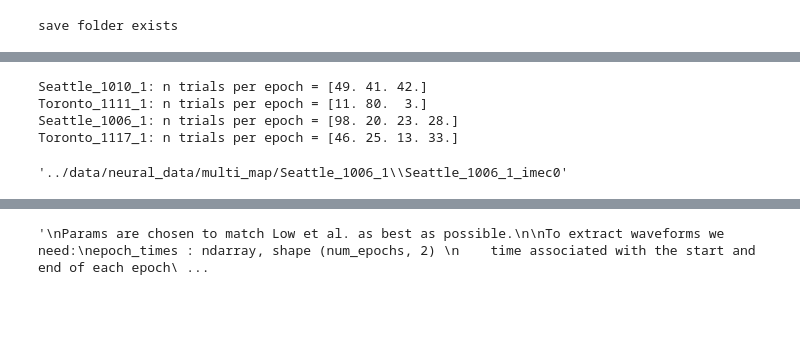
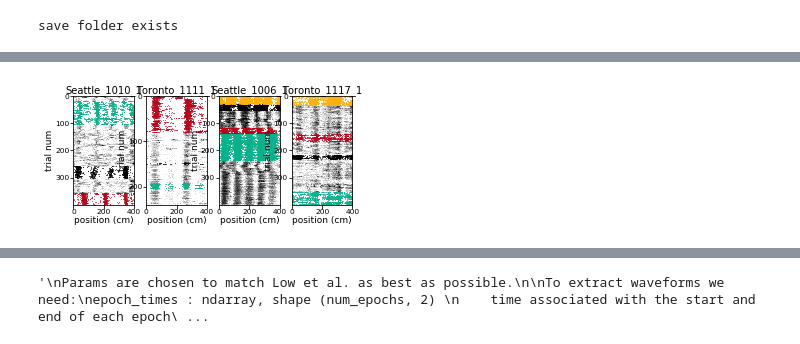
Before and after one commit to ahwillia/rnn_remapping_paper, a Jupyter notebook: fig6_multimap_neural/get_waveforms.ipynb, the cells around one changed output, grey strips where cells are left out. Drawn from its saved outputs; the diff is of its cells as text; code cells hidden in the pictures; blank space fills up the shorter version.

```diff
--- a/fig6_multimap_neural/get_waveforms.ipynb
+++ b/fig6_multimap_neural/get_waveforms.ipynb
@@ -73,17 +89,59 @@ for i, s_id in enumerate(sorted_sessions):
-# %%
-for i, s_id in enumerate(sorted_sessions):
-    epochs = epoch_trials_all[i]
-    n_trials = epochs[:, 1] - epochs[:, 0]
-    print(f"{s_id}: n trials per epoch = {n_trials}")
-# %% [output]
-Seattle_1010_1: n trials per epoch = [49. 41. 42.]
-Toronto_1111_1: n trials per epoch = [11. 80.  3.]
-Seattle_1006_1: n trials per epoch = [98. 20. 23. 28.]
-Toronto_1117_1: n trials per epoch = [46. 25. 13. 33.]
-# %%
-datapath = session_paths[0]
-session_id = os.path.split(datapath)[-1]
-imec_path = os.path.join(datapath, f"{session_id}_imec0")
-imec_path
-# %% [output]
-'../data/neural_data/multi_map/Seattle_1006_1\\Seattle_1006_1_imec0'
+# %%
+''' spot check epochs '''
+f, ax = plt.subplots(1, 4, figsize=(5, 2))
+c1 = 'xkcd:scarlet'
+c2 = 'xkcd:green blue'
+c3 = 'k'
+c4 = 'xkcd:saffron'
+
+for s, s_id in enumerate(sorted_sessions):
+    session_ID = sorted_sessions[s]
+    c_id = ex_cells[s][1]
+    n_maps = session_maps[s]
+
+    # data params
+    d = analysis.load_neural_data(data_folder, session_ID)
+    d = analysis.format_neural_data(d, n_maps=n_maps,
+                                    filter_stability=False, unstable_thresh=0.25)
+    A = d['A']
+    B = d['B']
+    cells = d['cells']
+    ex_trials = epoch_trials_all[s]
+    n_epochs = ex_trials.shape[0]
+
+    # plotting params
+    if n_epochs == 3:
+        wf_colors = [c2, c1, c3]
+    else:
+        wf_colors = [c2, c1, c3, c4]
+    assert len(wf_colors) == n_epochs
+    PT_SIZE = 0.6
+
+    # get cell indices
+    cdx = np.where(cells==c_id)[0][0]
+    sdx = B[:, cdx].astype(bool)
+
+    # plot raster, color points for epoch trials
+    ax0 = ax[s]
+    trials = A[:, 2]
+    max_trial = np.max(A[:, 2]) + 1
+    ax0.scatter(A[:, 0][sdx], A[:, 2][sdx], color='k', lw=0, s=PT_SIZE, alpha=.1)
+    for i in range(n_epochs):
+        trial_idx = (trials[sdx] >= ex_trials[i, 0]) & (trials[sdx] <= ex_trials[i, 1])
+        ax0.scatter(A[:, 0][sdx][trial_idx], A[:, 2][sdx][trial_idx],
+                   color=wf_colors[i], lw=0, s=PT_SIZE, alpha=0.8)
+    ax0.set_xlim([0, 400])
+    ylim_ax = [0, max_trial]
+    ax0.set_ylim(ylim_ax[::-1])
+    ax0.set_yticks(np.arange(0, max_trial, 100))
+    ax0.set_xticks([0, 200, 400])
+    ax0.set_title(f'{s_id}', fontsize=9, pad=3)
+    ax0.tick_params(which='major', labelsize=7.5, pad=0.5)
+    ax0.set_xlabel('position (cm)', fontsize=9, labelpad=1)
+    if s==0:
+        ax0.set_ylabel('trial num', fontsize=9, labelpad=1)
+
+f.savefig(f'{save_folder}all_sessions_example_cells.png', dpi=400, bbox_inches='tight')
+plt.show()
+# %% [output]
+[figure, added]
```
Also changed, not shown: parts of 13 cells of this notebook, 3 other files.
